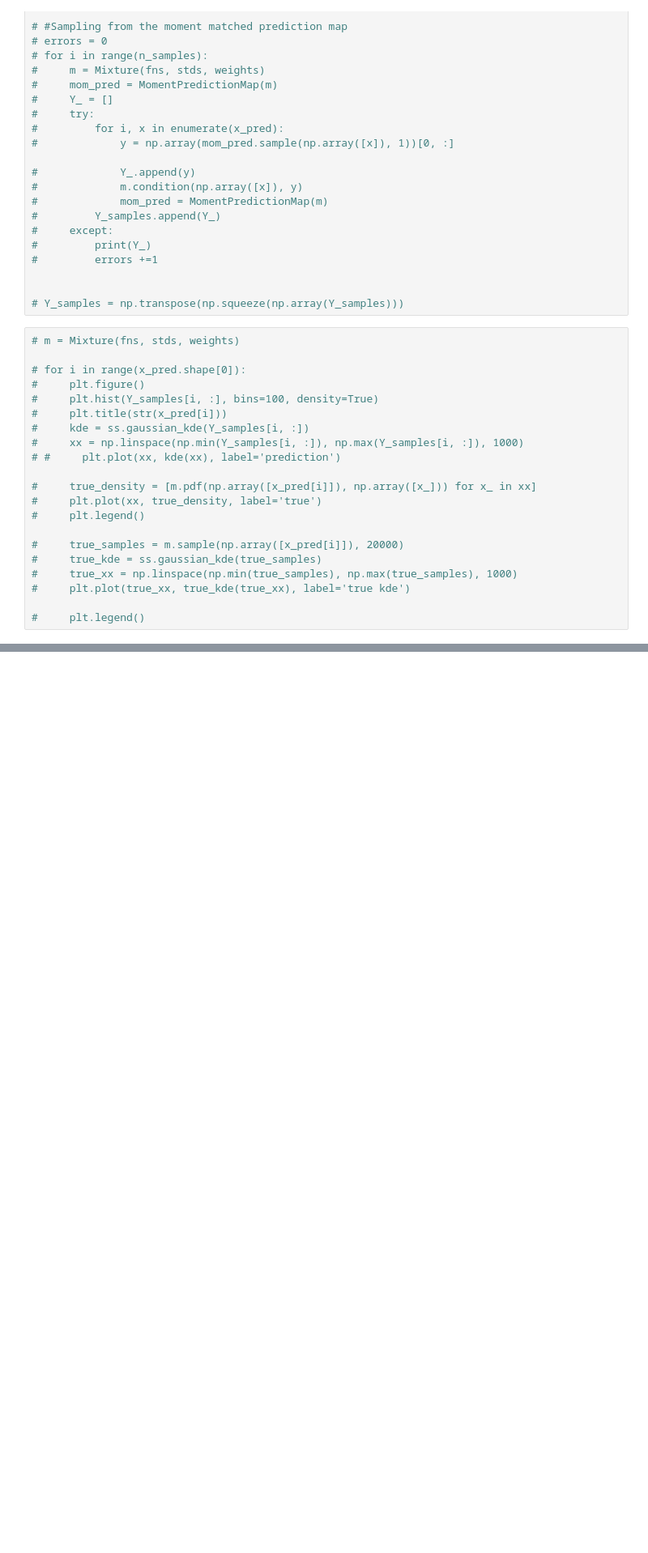
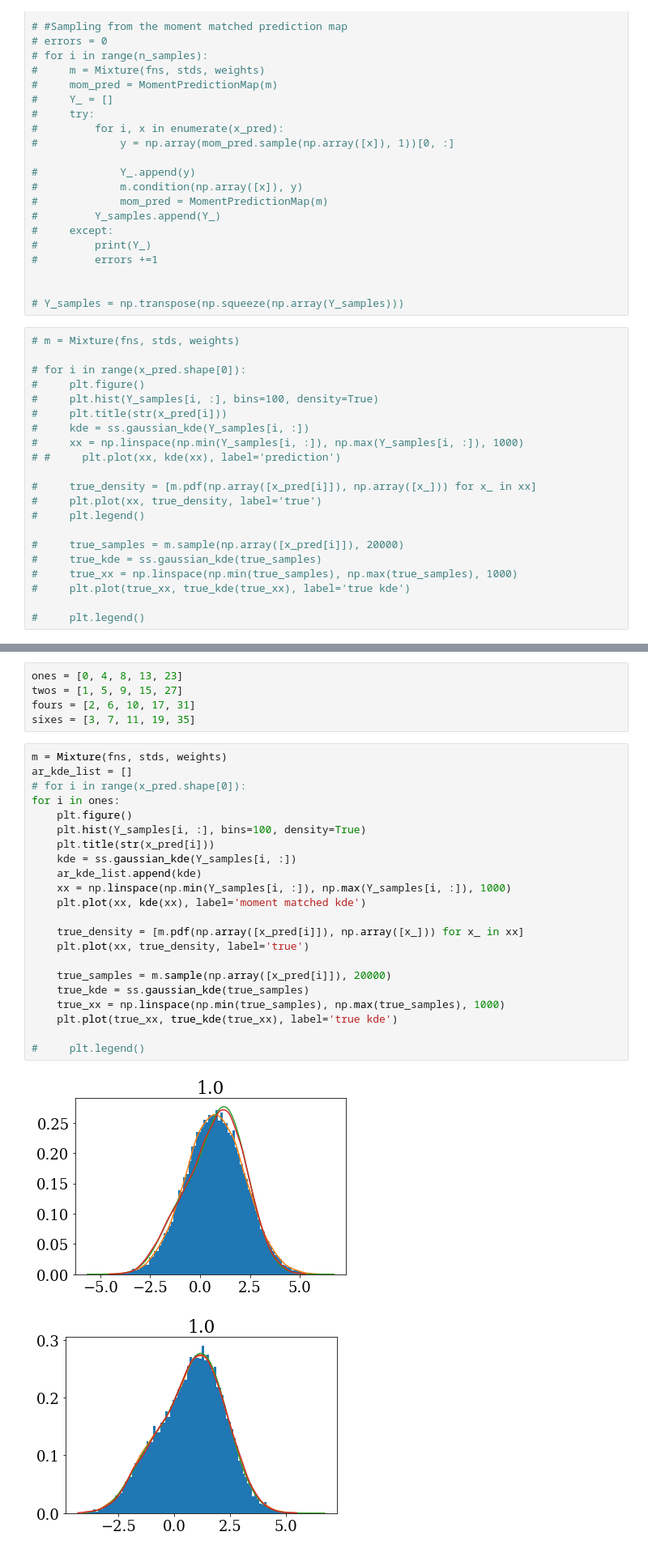
Before and after one commit to wesselb/neuralprocesses, a Jupyter notebook: notebooks/prediction_map.ipynb, the cells around one changed output, grey strips where cells are left out. Shown: that part at 81% size. Cells and saved outputs as stored; diff of their text form; blank space fills up the shorter version.

```diff
--- a/notebooks/prediction_map.ipynb
+++ b/notebooks/prediction_map.ipynb
@@ -490,0 +542,30 @@ plt.show()
+# %%
+ones = [0, 4, 8, 13, 23]
+twos = [1, 5, 9, 15, 27]
+fours = [2, 6, 10, 17, 31]
+sixes = [3, 7, 11, 19, 35]
+# %%
+m = Mixture(fns, stds, weights)
+ar_kde_list = []
+# for i in range(x_pred.shape[0]):
+for i in ones:
+    plt.figure()
+    plt.hist(Y_samples[i, :], bins=100, density=True)
+    plt.title(str(x_pred[i]))
+    kde = ss.gaussian_kde(Y_samples[i, :])
+    ar_kde_list.append(kde)
+    xx = np.linspace(np.min(Y_samples[i, :]), np.max(Y_samples[i, :]), 1000)
+    plt.plot(xx, kde(xx), label='moment matched kde')
+
+    true_density = [m.pdf(np.array([x_pred[i]]), np.array([x_])) for x_ in xx]
+    plt.plot(xx, true_density, label='true')
+
+    true_samples = m.sample(np.array([x_pred[i]]), 20000)
+    true_kde = ss.gaussian_kde(true_samples)
+    true_xx = np.linspace(np.min(true_samples), np.max(true_samples), 1000)
+    plt.plot(true_xx, true_kde(true_xx), label='true kde')
+
+#     plt.legend()
+# %% [output]
+[figure, added]
+[figure, added]
```
Also changed, not shown: parts of 12 cells of this notebook.
